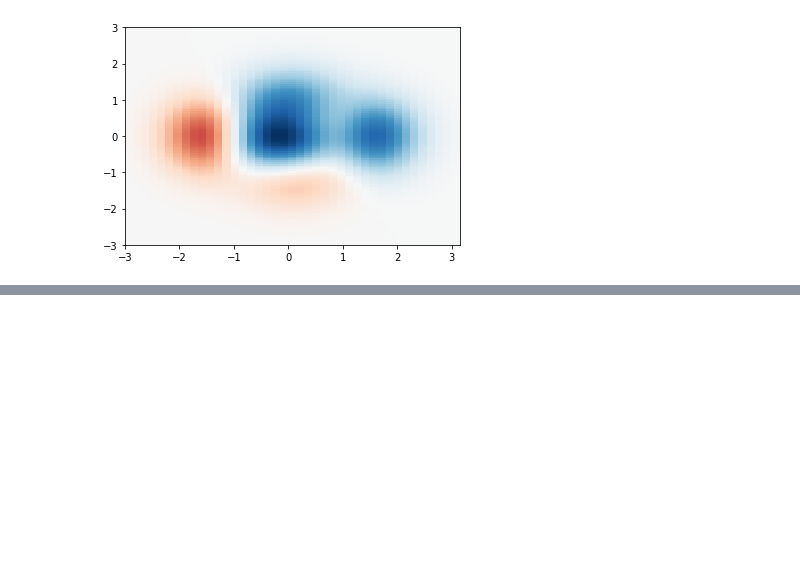
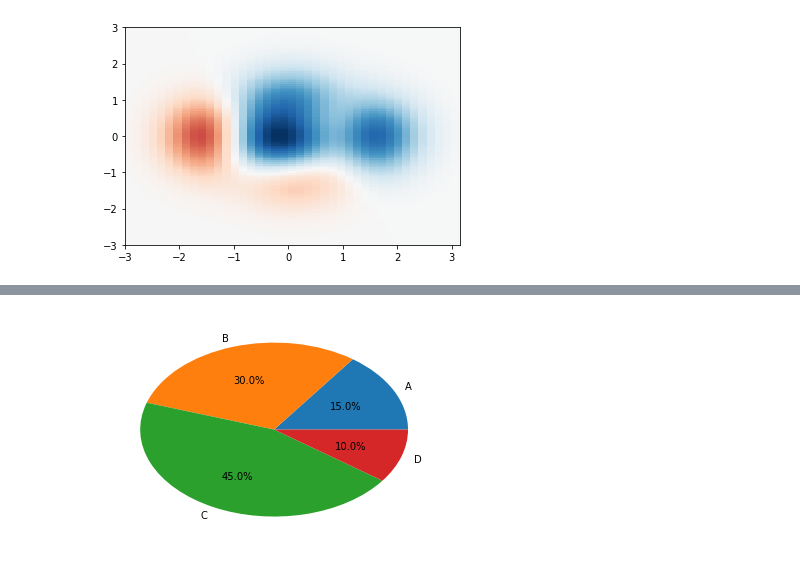
Before and after one commit to soudegesu/pyplot-test, a Jupyter notebook: samples/pyplot_test.ipynb, the cells around one changed output, grey strips where cells are left out. Drawn from its saved outputs; the diff is of its cells as text; code cells hidden in the pictures; blank space fills up the shorter version.

```diff
--- a/samples/pyplot_test.ipynb
+++ b/samples/pyplot_test.ipynb
@@ -225,0 +246,11 @@ plt.pcolormesh(x, y, z, cmap='RdBu', vmin=z_min, vmax=z_max)
+# %%
+from matplotlib import pyplot as plt
+from matplotlib.gridspec import GridSpec
+
+labels = 'A', 'B', 'C', 'D'
+fracs = [15, 30, 45, 10]
+
+plt.pie(fracs, labels=labels, autopct='%1.1f%%')
+plt.show()
+# %% [output]
+[figure, added]
```
Also changed, not shown: parts of 5 cells of this notebook, 2 other files.
